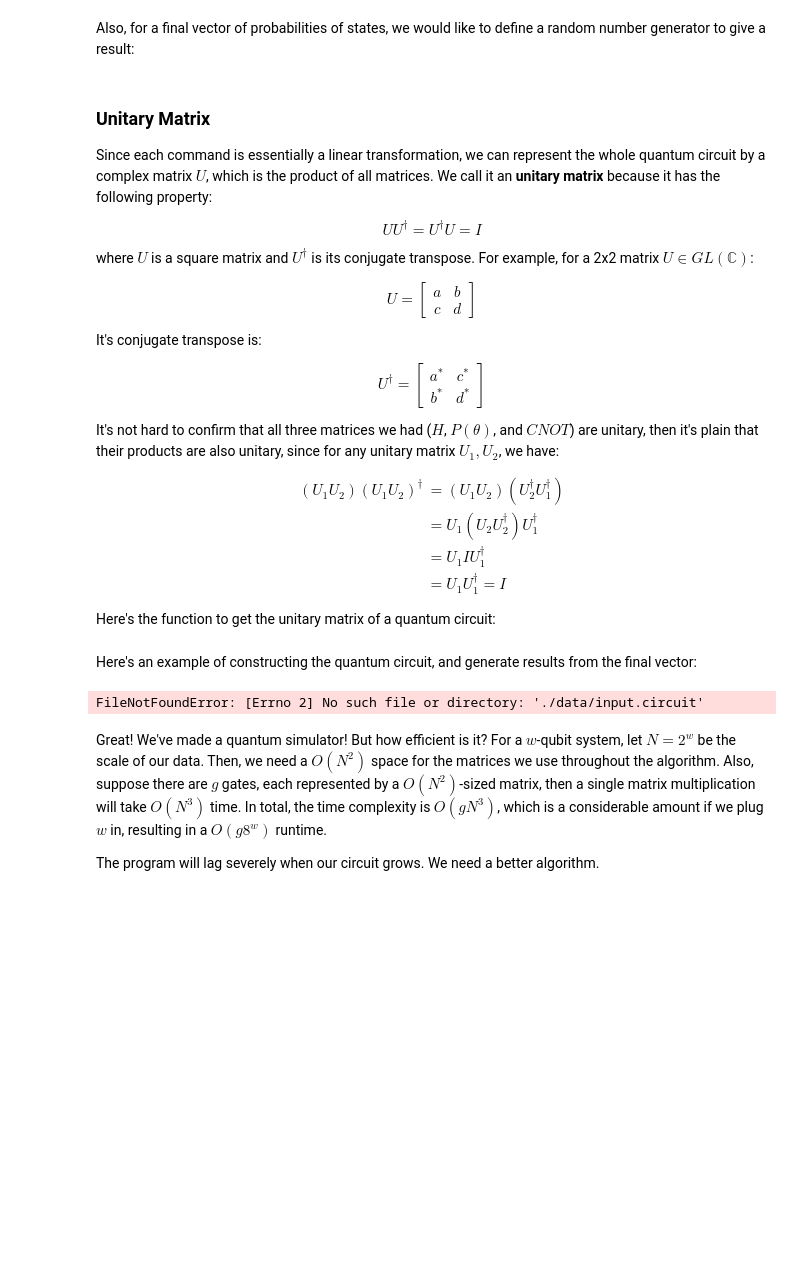
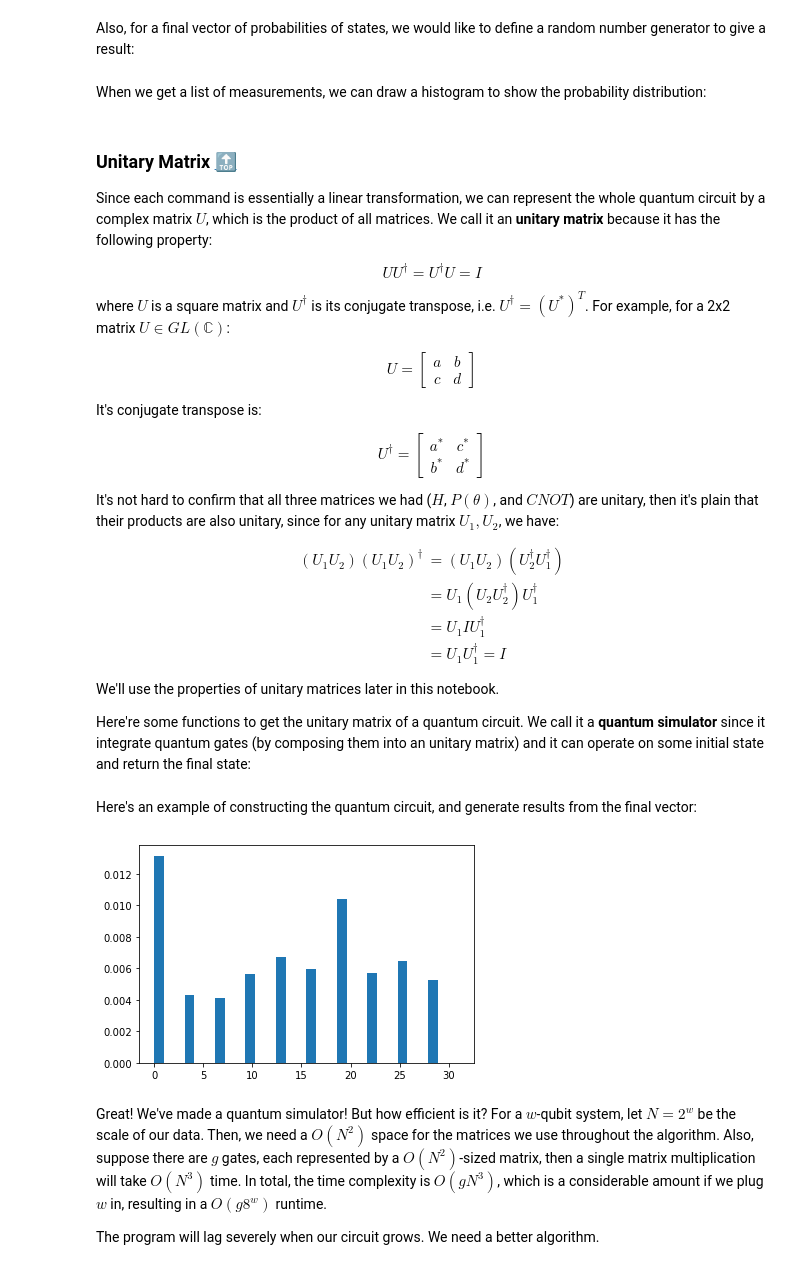
Before and after one commit to yu-yiming/ComputationalPhysics, a Jupyter notebook: Quantum Computing/quantum_computing.ipynb, the cells around one changed output. Cells and saved outputs as stored; diff of their text form; code cells hidden in the pictures; blank space fills up the shorter version.

```diff
--- a/Quantum Computing/quantum_computing.ipynb
+++ b/Quantum Computing/quantum_computing.ipynb
@@ -554,8 +660,18 @@ def measure(state_vec):
     p_vec = (state_vec * state_vec.conj()).view(numpy.float64)[::2]
     while True:
         yield numpy.random.choice(bits, 1, p=p_vec)[0]
+# %% [markdown]
+When we get a list of measurements, we can draw a histogram to show the probability distribution:
+# %%
+def draw_histogram(mlist):
+    mlist = [int(binary_to_decimal(x)) for x in mlist]
+    if all(m == 0 for m in mlist):
+        plt.hist([0], width=0.2)
+    else:
+        plt.hist(mlist, weights=numpy.ones_like(mlist)/numpy.sum(mlist), width=1)
+    return plt.show()
 # %% [markdown]
-### Unitary Matrix
+### Unitary Matrix [🔝](#table-of-contents) <a name="unitary-matrix"></a>
 
 Since each command is essentially a linear transformation, we can represent the whole quantum circuit by a complex matrix $U$, which is the product of all matrices. We call it an **unitary matrix** because it has the following property:
 
@@ -563,7 +679,7 @@ $$
     UU^\dagger = U^\dagger U = I
 $$
 
-where $U$ is a square matrix and $U^\dagger$ is its conjugate transpose. For example, for a 2x2 matrix $U \in GL(\mathbb{C})$:
+where $U$ is a square matrix and $U^\dagger$ is its conjugate transpose, i.e. $U^\dagger = (U^*)^T$. For example, for a 2x2 matrix $U \in GL(\mathbb{C})$:
 
 $$
     U =
@@ -592,7 +708,9 @@ $$
     \end{align*}
 $$
 
-Here's the function to get the unitary matrix of a quantum circuit:
+We'll use the properties of unitary matrices later in this notebook.
+
+Here're some functions to get the unitary matrix of a quantum circuit. We call it a **quantum simulator** since it integrate quantum gates (by composing them into an unitary matrix) and it can operate on some initial state and return the final state:
 # %%
 def init_from_file(file_name):
     lines = open(file_name).readlines()
@@ -613,43 +731,53 @@ def quantum_simulator_1(circ):
     (w, gates) = circ
     limit = 2 ** w
     result = numpy.identity(limit)
-    state = []
+    state = [1] + [0 for i in range(0, limit - 1)]
+    m = False
 
     for g in gates[::-1]:
         if g[0] == 'H':
             i = int(g[1])
-            reuslt = result @ hadamard_matrix(i+1, w)
+            result = hadamard_matrix(i+1, w) @ result
 
         elif g[0] == 'P':
-            theta = eval(g[2])     # eval() is to allow inputs like pi/3
+            theta = eval(str(g[2]))     # eval() is to allow inputs like pi/3
             i = int(g[1])
-            result = result @ phase_matrix(theta, i+1, w)
+            result = phase_matrix(theta, i+1, w) @ result
 
         elif g[0] == 'CNOT':
             ctrl = int(g[1])
             i = int(g[2])
-            result = result @ phase_matrix(ctrl, i+1, w)
+            result = phase_matrix(ctrl, i+1, w) @ result
 
         elif g[0] == 'INITSTATE':
             if g[1] == 'FILE':
                 state = init_from_file(g[2])
             elif g[1] == 'BASIS':
                 state = init_from_basis(g[2], limit)
-    if (len(state) == 0):
-        state = [1] + [0 for i in range(0, limit - 1)]
-    return result @ state
+
+        elif g[0] == 'MEASURE':
+            m = True
+    state = result @ state
+
+    # measure it now
+    if m:
+        for i, p in enumerate(state):
+            print(decimal_to_binary(i, w) + ' : ' + str(p * p.conj()), end='; ')
+            if i % 4 == 0:
+                print()
+    return state
 # %% [markdown]
 Here's an example of constructing the quantum circuit, and generate results from the final vector:
 # %%
 circ = read_circuit_file('./data/input.circuit')
 qs = quantum_simulator_1(circ)
 mgen = measure(qs)
 mlist = []
-for i in range(0, 10):
+for i in range(0, 100000):
     mlist.append(next(mgen))
-print(mlist)
+draw_histogram(mlist)
 # %% [output]
-FileNotFoundError: [Errno 2] No such file or directory: './data/input.circuit'
+[figure, added]
 # %% [markdown]
 Great! We've made a quantum simulator! But how efficient is it? For a $w$-qubit system, let $N = 2^w$ be the scale of our data. Then, we need a $O(N^2)$ space for the matrices we use throughout the algorithm. Also, suppose there are $g$ gates, each represented by a $O(N^2)$-sized matrix, then a single matrix multiplication will take $O(N^3)$ time. In total, the time complexity is $O(gN^3)$, which is a considerable amount if we plug $w$ in, resulting in a $O(g8^w)$ runtime.
 
```
Also changed, not shown: parts of 113 cells of this notebook.
